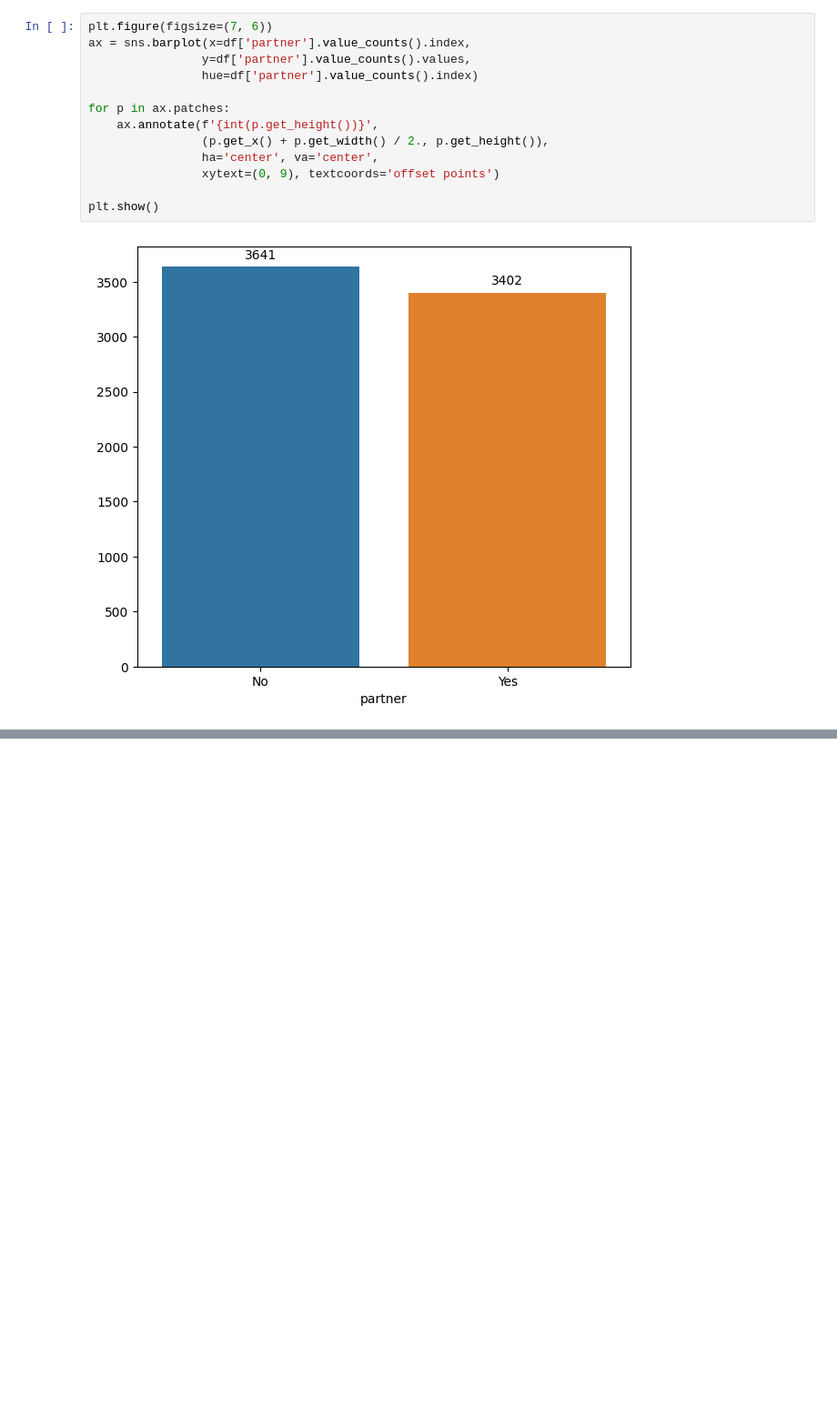
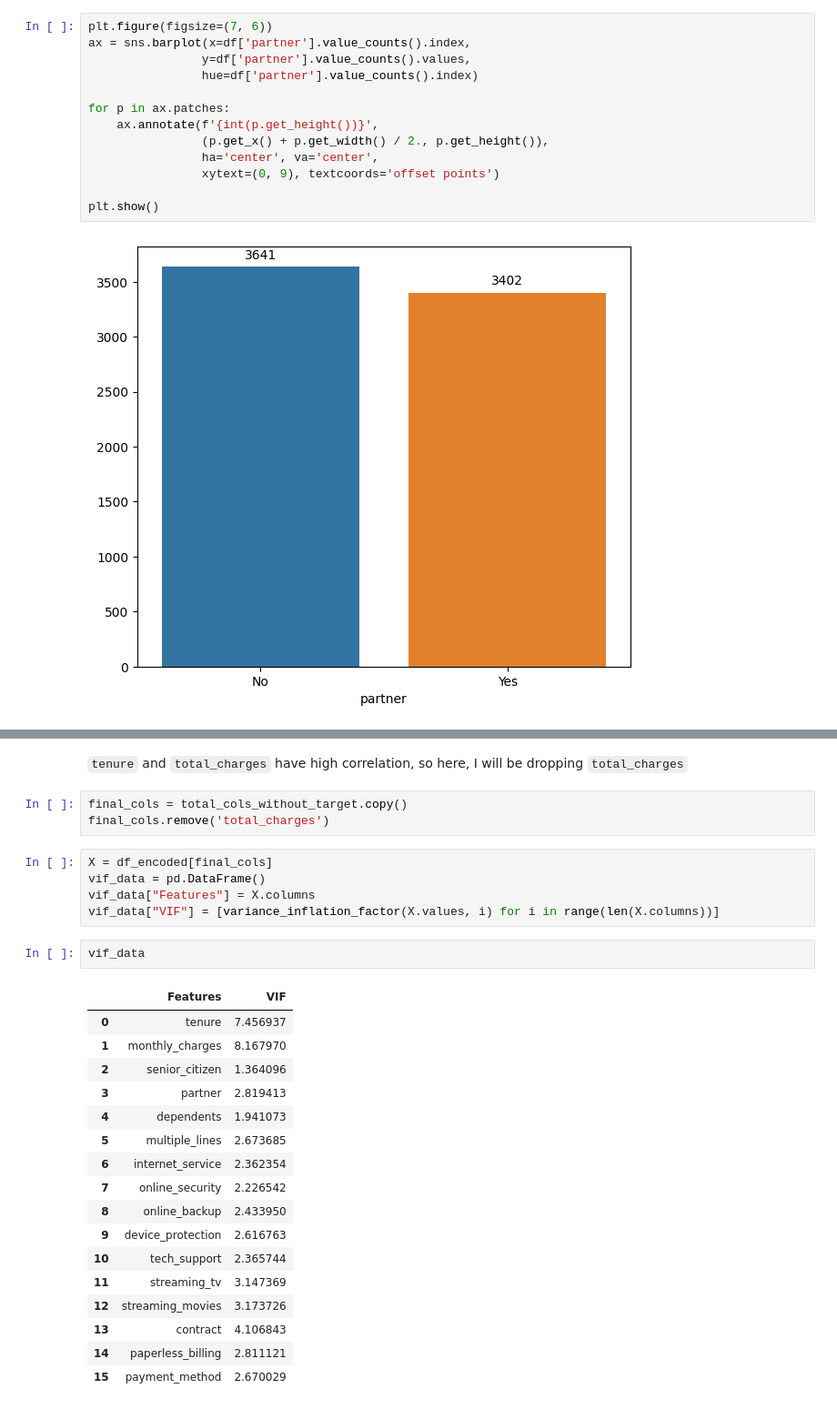
Before and after one commit to Nishan-k/Churn-prediction-and-analysis, a Jupyter notebook: customer_churn_ml/model.ipynb, the cells around one changed output, grey strips where cells are left out. Shown: that part at 91% size. Saved outputs shown, nothing was run; the diff lists cells and outputs as text; blank space fills up the shorter version.

```diff
--- a/customer_churn_ml/model.ipynb
+++ b/customer_churn_ml/model.ipynb
@@ -238,0 +360,30 @@ monthly_charges: p-value = 1.8852727784255517e-18
+# %% [markdown]
+`tenure` and `total_charges` have high correlation, so here, I will be dropping `total_charges`
+# %%
+final_cols = total_cols_without_target.copy()
+final_cols.remove('total_charges')
+# %%
+X = df_encoded[final_cols]
+vif_data = pd.DataFrame()
+vif_data["Features"] = X.columns
+vif_data["VIF"] = [variance_inflation_factor(X.values, i) for i in range(len(X.columns))]
+# %%
+vif_data
+# %% [output]
+|  | Features | VIF |
+| 0 | tenure | 7.456937 |
+| 1 | monthly_charges | 8.167970 |
+| 2 | senior_citizen | 1.364096 |
+| 3 | partner | 2.819413 |
+| 4 | dependents | 1.941073 |
+| 5 | multiple_lines | 2.673685 |
+| 6 | internet_service | 2.362354 |
+| 7 | online_security | 2.226542 |
+| 8 | online_backup | 2.433950 |
+| 9 | device_protection | 2.616763 |
+| 10 | tech_support | 2.365744 |
+| 11 | streaming_tv | 3.147369 |
+| 12 | streaming_movies | 3.173726 |
+| 13 | contract | 4.106843 |
+| 14 | paperless_billing | 2.811121 |
+| 15 | payment_method | 2.670029 |
```
Also changed, not shown: parts of 31 cells of this notebook.
